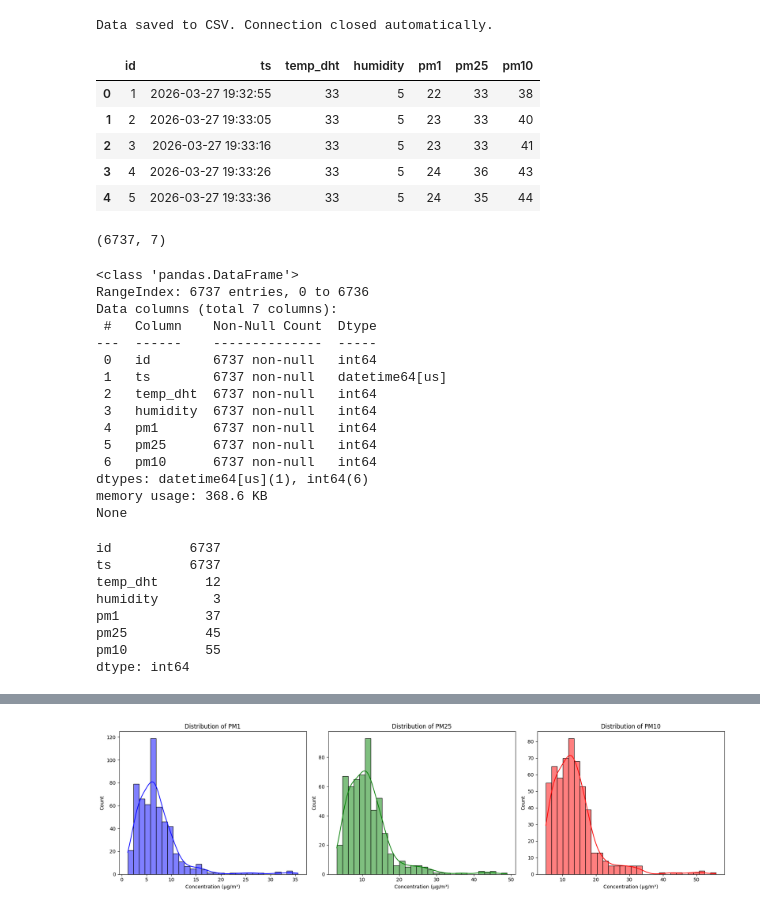
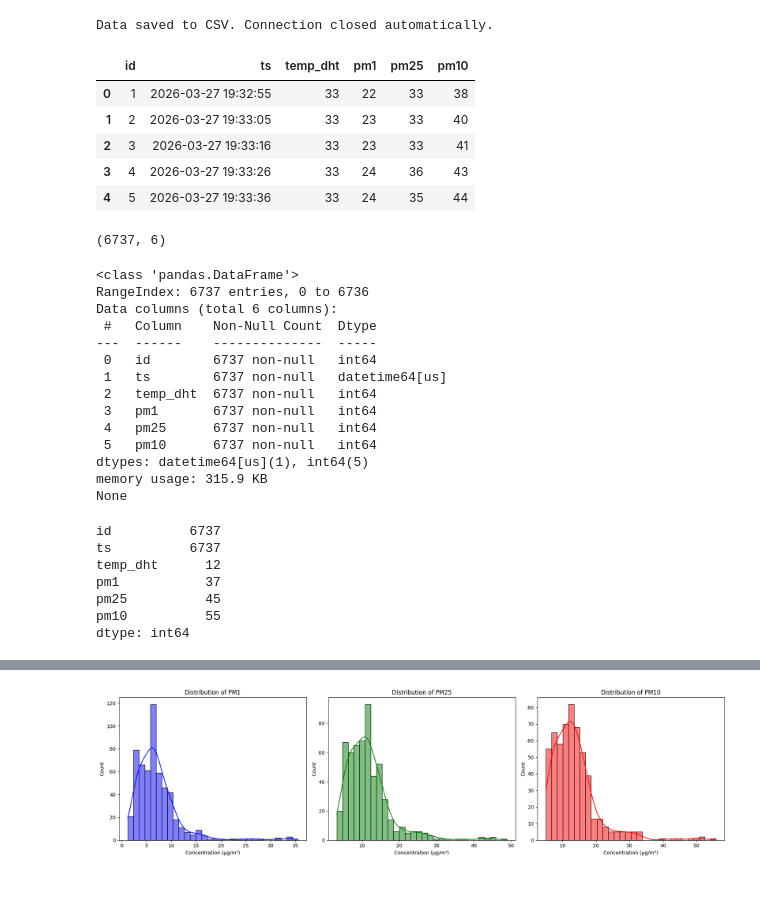
Before and after one commit to JirakornChaitanaporn/DAQ-IronLung-byIronMen, a Jupyter notebook: backend/preprocess/preprocess_indoor.ipynb, the cells around one changed output, grey strips where cells are left out. Drawn from its saved outputs; the diff is of its cells as text; code cells hidden in the pictures.

```diff
--- a/backend/preprocess/preprocess_indoor.ipynb
+++ b/backend/preprocess/preprocess_indoor.ipynb
@@ -6,55 +6,54 @@ import matplotlib.pyplot as plt
 # %%
 import pymysql
 from db_config import DB_HOST, DB_USER, DB_PASSWD, DB_NAME
 
 try:
     with pymysql.connect(
         host=DB_HOST,
         user=DB_USER,
         password=DB_PASSWD,
         database=DB_NAME
         # Notice I deleted the DictCursor line here!
     ) as connection:
-        query = "SELECT * FROM project_kidbright_indoor"
+        query = "SELECT id, ts, temp_dht, pm1, pm25, pm10 FROM project_kidbright_indoor where id <= 6737"
         df = pd.read_sql(query, connection)
 
         # Save it to CSV so we never deal with the DB again tonight
         # df.to_csv("aqi_data.csv", index=False)
         print("Data saved to CSV. Connection closed automatically.")
 except Exception as e:
     print(f"Error: {e}")
 
 df.head()
 # %% [output]
 Data saved to CSV. Connection closed automatically.
-|  | id | ts | temp_dht | humidity | pm1 | pm25 | pm10 |
-| 0 | 1 | 2026-03-27 19:32:55 | 33 | 5 | 22 | 33 | 38 |
-| 1 | 2 | 2026-03-27 19:33:05 | 33 | 5 | 23 | 33 | 40 |
-| 2 | 3 | 2026-03-27 19:33:16 | 33 | 5 | 23 | 33 | 41 |
-| 3 | 4 | 2026-03-27 19:33:26 | 33 | 5 | 24 | 36 | 43 |
-| 4 | 5 | 2026-03-27 19:33:36 | 33 | 5 | 24 | 35 | 44 |
+|  | id | ts | temp_dht | pm1 | pm25 | pm10 |
+| 0 | 1 | 2026-03-27 19:32:55 | 33 | 22 | 33 | 38 |
+| 1 | 2 | 2026-03-27 19:33:05 | 33 | 23 | 33 | 40 |
+| 2 | 3 | 2026-03-27 19:33:16 | 33 | 23 | 33 | 41 |
+| 3 | 4 | 2026-03-27 19:33:26 | 33 | 24 | 36 | 43 |
+| 4 | 5 | 2026-03-27 19:33:36 | 33 | 24 | 35 | 44 |
 # %%
 df.shape
 # %% [output]
-(6737, 7)
+(6737, 6)
 # %%
 # information about the dataset
 print(df.info())
 # %% [output]
 <class 'pandas.DataFrame'>
 RangeIndex: 6737 entries, 0 to 6736
-Data columns (total 7 columns):
+Data columns (total 6 columns):
  #   Column    Non-Null Count  Dtype
 ---  ------    --------------  -----
  0   id        6737 non-null   int64
  1   ts        6737 non-null   datetime64[us]
  2   temp_dht  6737 non-null   int64
- 3   humidity  6737 non-null   int64
- 4   pm1       6737 non-null   int64
- 5   pm25      6737 non-null   int64
- 6   pm10      6737 non-null   int64
-dtypes: datetime64[us](1), int64(6)
-memory usage: 368.6 KB
+ 3   pm1       6737 non-null   int64
+ 4   pm25      6737 non-null   int64
+ 5   pm10      6737 non-null   int64
+dtypes: datetime64[us](1), int64(5)
+memory usage: 315.9 KB
 None
 # %%
 df.nunique()
@@ -62,7 +61,6 @@ df.nunique()
 id          6737
 ts          6737
 temp_dht      12
-humidity       3
 pm1           37
 pm25          45
 pm10          55
```
Also changed, not shown: parts of 9 cells of this notebook, 4 other files.
